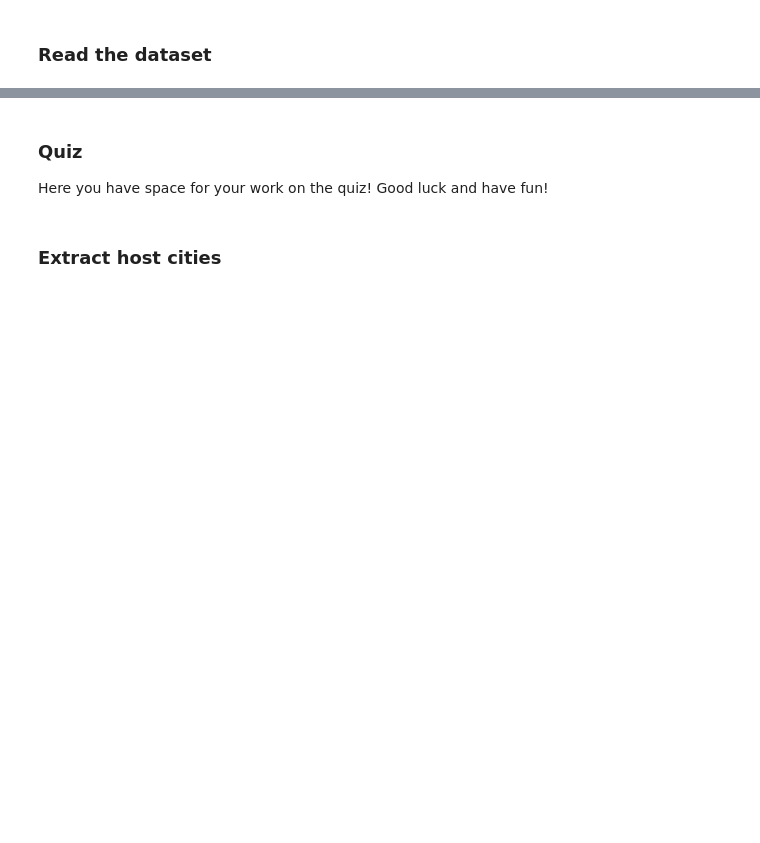
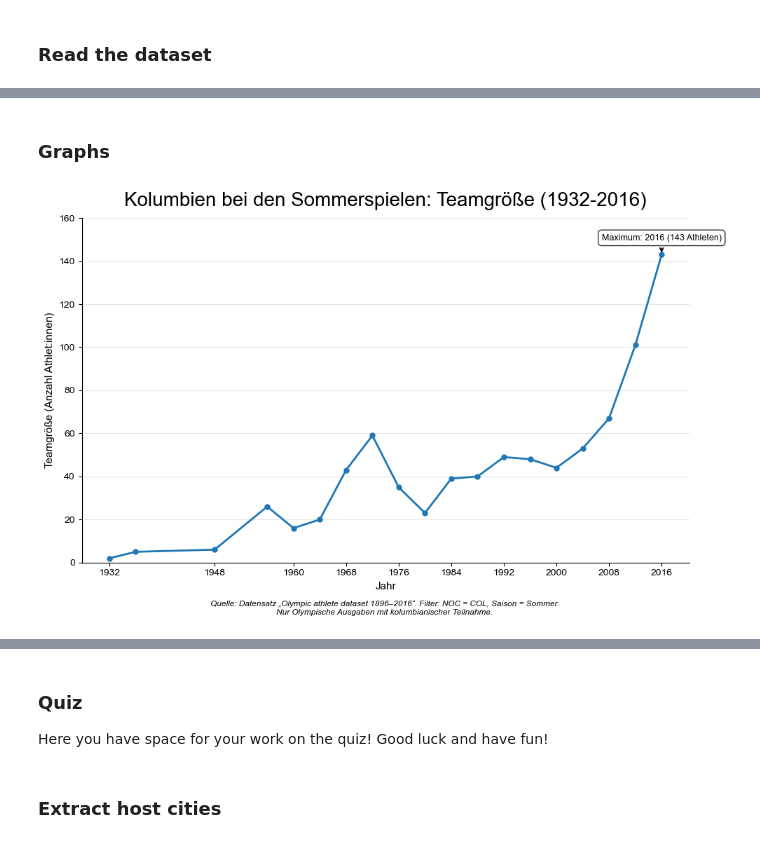
Before and after one commit to ErikaDiazM/Project-Applied-AI-with-Python, a Jupyter notebook: notebooks/FinalProject.ipynb, the cells around one changed output, grey strips where cells are left out. Drawn from its saved outputs; the diff is of its cells as text; code cells hidden in the pictures; blank space fills up the shorter version.

Commit message:
Update analysis notebook

```diff
--- a/notebooks/FinalProject.ipynb
+++ b/notebooks/FinalProject.ipynb
@@ -16,0 +79,5 @@ athletes.head()
+# %%
+col = col_all[col_all["Year"] >= 1932].copy()
+
+print("Analysis dataset (>=1932) rows:", col.shape)
+print("Analysis year range:", col["Year"].min(), "-", col["Year"].max())
@@ -16,0 +89,8 @@ athletes.head()
+# %%
+participation = col.groupby("Year").agg(
+    TeamSize=("ID", "nunique"),
+    Sports=("Sport", "nunique"),
+    Events=("Event", "nunique"),
+).sort_index()
+
+team_size = participation["TeamSize"]
@@ -16,0 +172,64 @@ athletes.head()
+# %% [markdown]
+### Graphs
+# %%
+# Rutas del proyecto
+PROJECT_DIR = Path.cwd().parent          # porque estás en /notebooks
+FIG_DIR = PROJECT_DIR / "figures"
+FIG_DIR.mkdir(exist_ok=True)
+
+# ===== Data =====
+years = team_size.index.to_numpy()
+values = team_size.values
+
+# ===== Figure =====
+fig, ax = plt.subplots(figsize=(10, 6))
+
+# Line with markers
+ax.plot(years, values, marker="o", linewidth=2, markersize=5)
+
+# Title and axes
+ax.set_title("Kolumbien bei den Sommerspielen: Teamgröße (1932-2016)",
+             fontsize=20, pad=12)
+ax.set_xlabel("Jahr", fontsize=11)
+ax.set_ylabel("Teamgröße (Anzahl Athlet:innen)", fontsize=11)
+
+# Scale and aesthetics
+ax.set_ylim(0, values.max() * 1.12)
+ax.grid(True, axis="y", alpha=0.3)
+ax.set_axisbelow(True)
+ax.spines["top"].set_visible(False)
+ax.spines["right"].set_visible(False)
+
+# X ticks
+step = 2
+ax.set_xticks(years[::step])
+
+# ===== Annotate maximum value =====
+y_max = team_size.idxmax()
+v_max = team_size.max()
+ax.annotate(
+    f"Maximum: {y_max} ({v_max} Athleten)",
+    xy=(y_max, v_max),
+    xytext=(0, 15),
+    textcoords="offset points",
+    ha="center",
+    fontsize=9,
+    bbox=dict(boxstyle="round,pad=0.4", facecolor='white', alpha=0.8),
+    arrowprops=dict(arrowstyle="->", linewidth=1.2, color='black')
+)
+
+# ===== Footer note =====
+note = (
+    "Quelle: Datensatz „Olympic athlete dataset 1896–2016“. Filter: NOC = COL, Saison = Sommer.\n"
+     "Nur Olympische Ausgaben mit kolumbianischer Teilnahme."
+)
+fig.text(0.5, -0.03, note, ha='center', fontsize=8.5, style='italic')
+
+plt.tight_layout()
+
+# ===== Save figure =====
+fig.savefig(FIG_DIR / "01_team_size.png", dpi=300, bbox_inches="tight")
+fig.savefig(FIG_DIR / "01_team_size.pdf", bbox_inches="tight")
+plt.show()
+# %% [output]
+[figure, added]
```
Also changed, not shown: parts of 34 cells of this notebook.
